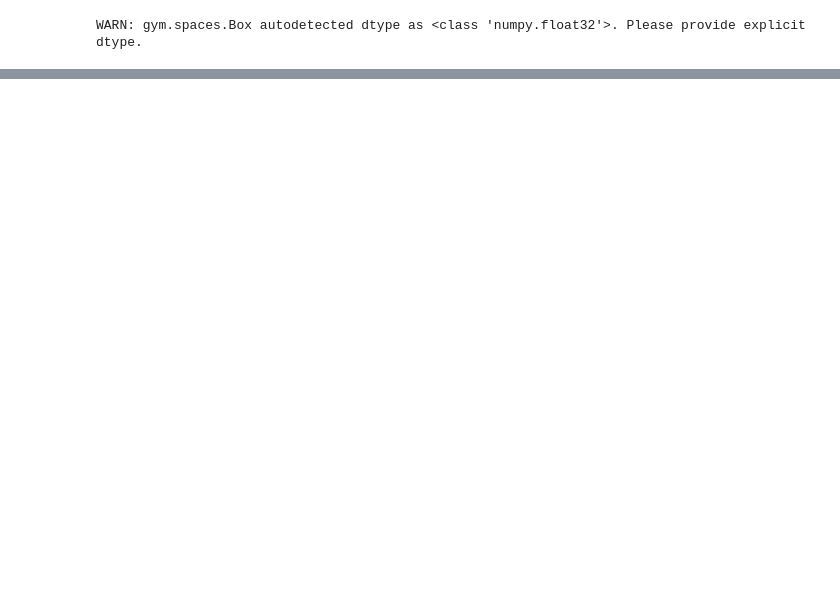
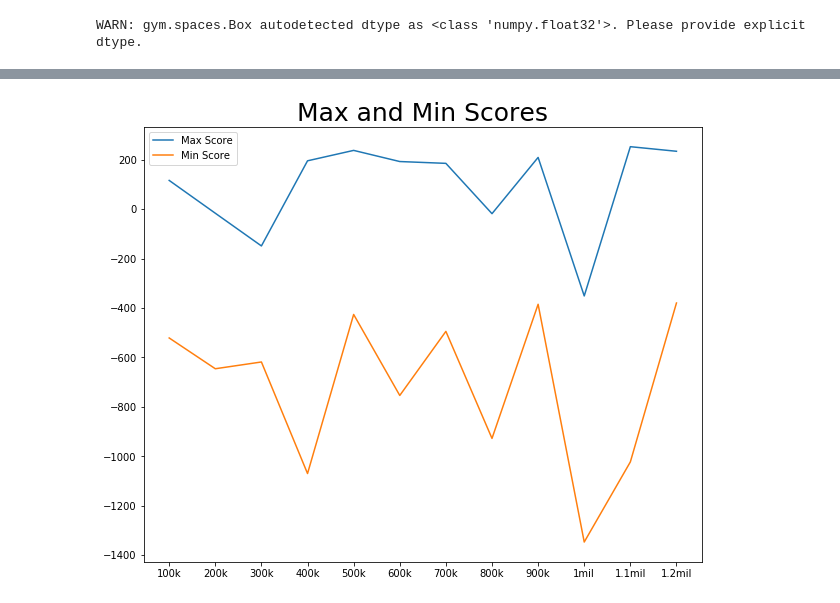
Before and after one commit to cojowy/lunar_lander, a Jupyter notebook: Task3.ipynb, the cells around one changed output, grey strips where cells are left out. Saved outputs shown, nothing was run; the diff lists cells and outputs as text; code cells hidden in the pictures; blank space fills up the shorter version.

```diff
--- a/Task3.ipynb
+++ b/Task3.ipynb
@@ -85,0 +151,9 @@ Episode 200: reward: -269.991, steps: 495
+# %%
+max_min_plot=pd.DataFrame({
+    'Max Score':rl_results.max(),
+    'Min Score':rl_results.min()
+            }).plot(title = "Max and Min Scores", kind ='line',
+                    figsize=(10,8), legend=True, xticks=(list(range(12))))
+max_min_plot.title.set_size(25)
+# %% [output]
+[figure, added]
```
Also changed, not shown: parts of 29 cells of this notebook, 3 other files.
